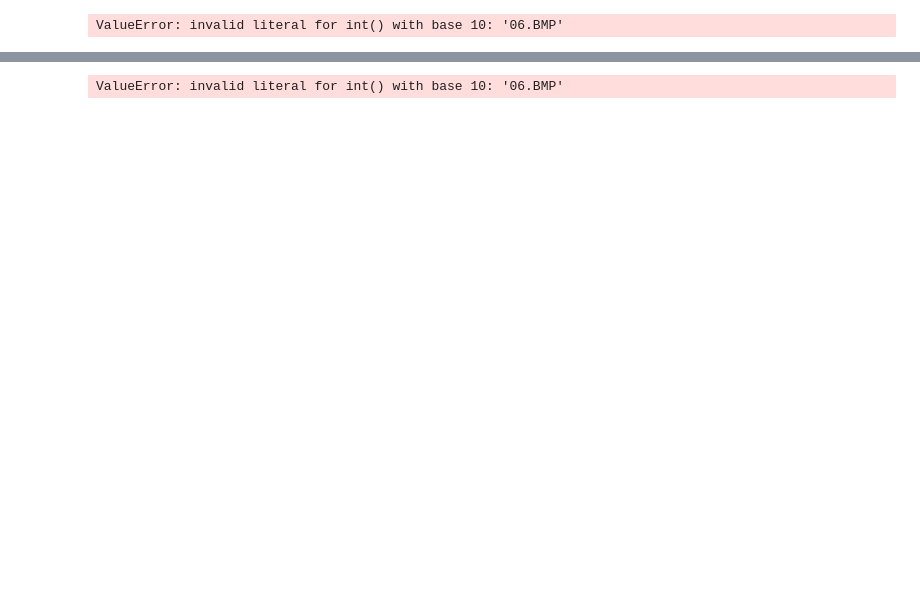
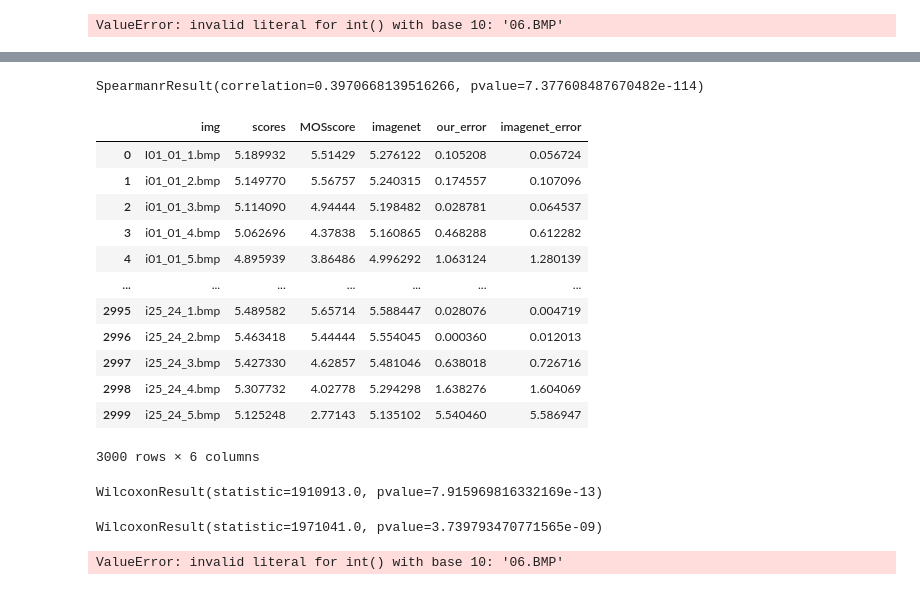
Before and after one commit to janpf/NIAA, a Jupyter notebook: analysis_code/IA2NIMA_test_AVA2TID.ipynb, the cells around one changed output, grey strips where cells are left out. Saved outputs shown, nothing was run; the diff lists cells and outputs as text; code cells hidden in the pictures; blank space fills up the shorter version.

```diff
--- a/analysis_code/IA2NIMA_test_AVA2TID.ipynb
+++ b/analysis_code/IA2NIMA_test_AVA2TID.ipynb
@@ -59,0 +156,23 @@ df = pd.read_csv(file)
+# %%
+stats.spearmanr(eval_df["MOSscore"], eval_df["scores"])
+# %% [output]
+SpearmanrResult(correlation=0.3970668139516266, pvalue=7.377608487670482e-114)
+# %%
+eval_df["our_error"] = eval_df.apply(lambda row: metrics.mean_squared_error([row.MOSscore], [row.scores]), axis=1)
+eval_df["imagenet_error"] = eval_df.apply(lambda row: metrics.mean_squared_error([row.MOSscore], [row.imagenet]), axis=1)
+# %%
+eval_df
+# %% [output]
+|  | img | scores | MOSscore | imagenet | our_error | imagenet_error |
+| 0 | I01_01_1.bmp | 5.189932 | 5.51429 | 5.276122 | 0.105208 | 0.056724 |
+| 1 | i01_01_2.bmp | 5.149770 | 5.56757 | 5.240315 | 0.174557 | 0.107096 |
+| 2 | i01_01_3.bmp | 5.114090 | 4.94444 | 5.198482 | 0.028781 | 0.064537 |
+| 3 | i01_01_4.bmp | 5.062696 | 4.37838 | 5.160865 | 0.468288 | 0.612282 |
+| 4 | i01_01_5.bmp | 4.895939 | 3.86486 | 4.996292 | 1.063124 | 1.280139 |
+| ... | ... | ... | ... | ... | ... | ... |
+| 2995 | i25_24_1.bmp | 5.489582 | 5.65714 | 5.588447 | 0.028076 | 0.004719 |
+| 2996 | i25_24_2.bmp | 5.463418 | 5.44444 | 5.554045 | 0.000360 | 0.012013 |
+| 2997 | i25_24_3.bmp | 5.427330 | 4.62857 | 5.481046 | 0.638018 | 0.726716 |
+| 2998 | i25_24_4.bmp | 5.307732 | 4.02778 | 5.294298 | 1.638276 | 1.604069 |
+| 2999 | i25_24_5.bmp | 5.125248 | 2.77143 | 5.135102 | 5.540460 | 5.586947 |
+3000 rows × 6 columns
@@ -59,0 +181,4 @@ df = pd.read_csv(file)
+# %%
+wilcoxon(eval_df["our_error"], eval_df["imagenet_error"])
+# %% [output]
+WilcoxonResult(statistic=1910913.0, pvalue=7.915969816332169e-13)
@@ -60,3 +188,7 @@ df = pd.read_csv(file)
+# %%
+wilcoxon(eval_df["our_error"], eval_df["imagenet_error"])
+# %% [output]
+WilcoxonResult(statistic=1971041.0, pvalue=3.739793470771565e-09)
 # %%
 df["scores"] = df["scores"].apply(lambda row: eval(row))
 df["scores"] = df["scores"].apply(lambda row: sum([(i+1)*v for i, v in enumerate(row)]))
```
Also changed, not shown: parts of 16 cells of this notebook, 7 other files.
